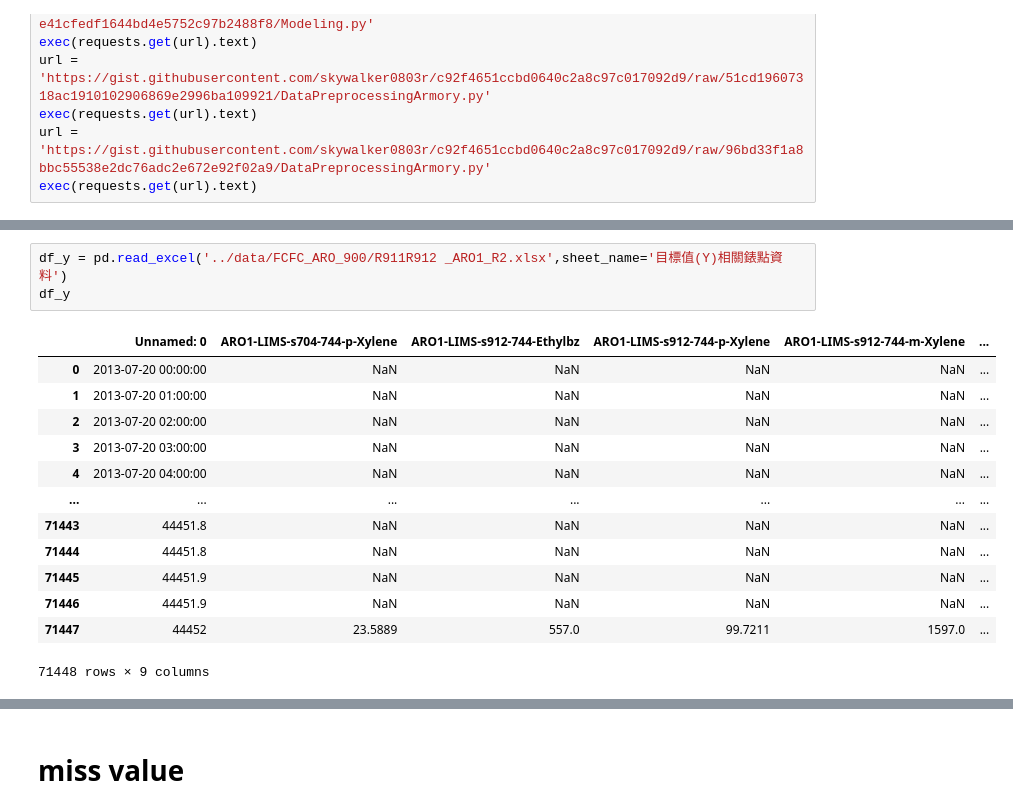
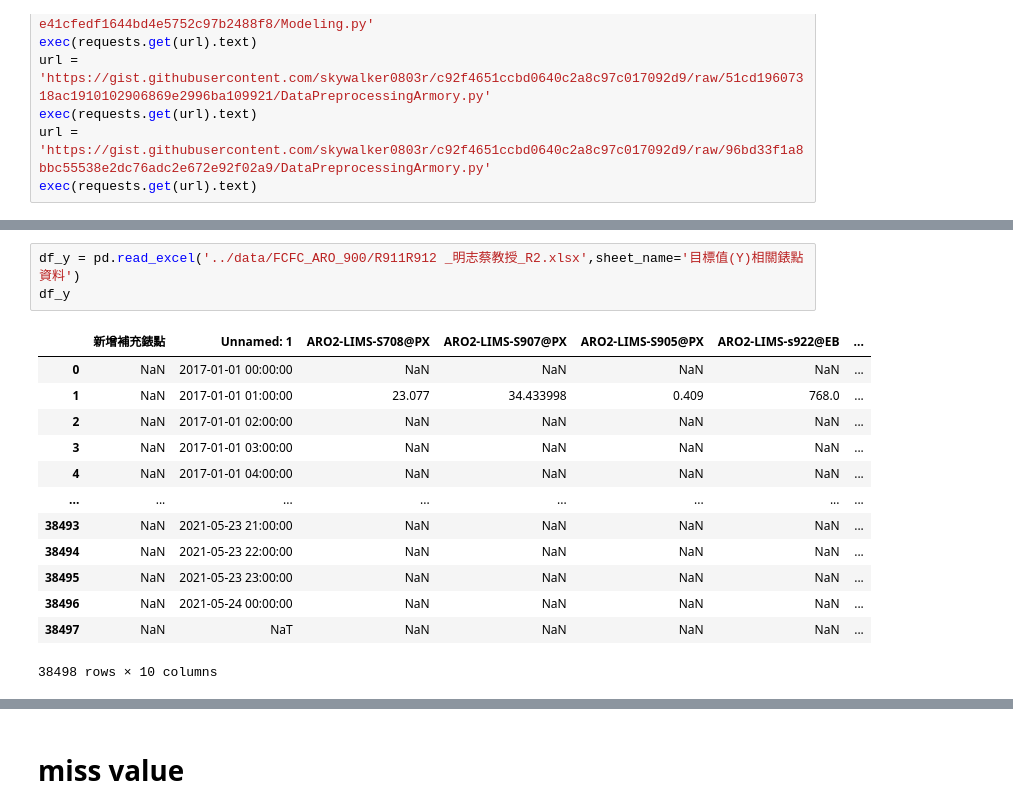
Before and after one commit to skywalker0803r/R911R912, a Jupyter notebook: notebook/EDA5.ipynb, the cells around one changed output, grey strips where cells are left out. Cells and saved outputs as stored; diff of their text form.

```diff
--- a/notebook/EDA5.ipynb
+++ b/notebook/EDA5.ipynb
@@ -31,17 +53,17 @@ df_x
 # %%
-df_y = pd.read_excel('../data/FCFC_ARO_900/R911R912 _ARO1_R2.xlsx',sheet_name='目標值(Y)相關錶點資料')
+df_y = pd.read_excel('../data/FCFC_ARO_900/R911R912 _明志蔡教授_R2.xlsx',sheet_name='目標值(Y)相關錶點資料')
 df_y
 # %% [output]
-|  | Unnamed: 0 | ARO1-LIMS-s704-744-p-Xylene | ARO1-LIMS-s912-744-Ethylbz | ARO1-LIMS-s912-744-p-Xylene | ARO1-LIMS-s912-744-m-Xylene | ... |
-| 0 | 2013-07-20 00:00:00 | NaN | NaN | NaN | NaN | ... |
-| 1 | 2013-07-20 01:00:00 | NaN | NaN | NaN | NaN | ... |
-| 2 | 2013-07-20 02:00:00 | NaN | NaN | NaN | NaN | ... |
-| 3 | 2013-07-20 03:00:00 | NaN | NaN | NaN | NaN | ... |
-| 4 | 2013-07-20 04:00:00 | NaN | NaN | NaN | NaN | ... |
-| ... | ... | ... | ... | ... | ... | ... |
-| 71443 | 44451.8 | NaN | NaN | NaN | NaN | ... |
-| 71444 | 44451.8 | NaN | NaN | NaN | NaN | ... |
-| 71445 | 44451.9 | NaN | NaN | NaN | NaN | ... |
-| 71446 | 44451.9 | NaN | NaN | NaN | NaN | ... |
-| 71447 | 44452 | 23.5889 | 557.0 | 99.7211 | 1597.0 | ... |
+|  | 新增補充錶點 | Unnamed: 1 | ARO2-LIMS-S708@PX | ARO2-LIMS-S907@PX | ARO2-LIMS-S905@PX | ARO2-LIMS-s922@EB | ... |
+| 0 | NaN | 2017-01-01 00:00:00 | NaN | NaN | NaN | NaN | ... |
+| 1 | NaN | 2017-01-01 01:00:00 | 23.077 | 34.433998 | 0.409 | 768.0 | ... |
+| 2 | NaN | 2017-01-01 02:00:00 | NaN | NaN | NaN | NaN | ... |
+| 3 | NaN | 2017-01-01 03:00:00 | NaN | NaN | NaN | NaN | ... |
+| 4 | NaN | 2017-01-01 04:00:00 | NaN | NaN | NaN | NaN | ... |
+| ... | ... | ... | ... | ... | ... | ... | ... |
+| 38493 | NaN | 2021-05-23 21:00:00 | NaN | NaN | NaN | NaN | ... |
+| 38494 | NaN | 2021-05-23 22:00:00 | NaN | NaN | NaN | NaN | ... |
+| 38495 | NaN | 2021-05-23 23:00:00 | NaN | NaN | NaN | NaN | ... |
+| 38496 | NaN | 2021-05-24 00:00:00 | NaN | NaN | NaN | NaN | ... |
+| 38497 | NaN | NaT | NaN | NaN | NaN | NaN | ... |
-71448 rows × 9 columns
+38498 rows × 10 columns
```
Also changed, not shown: parts of 10 cells of this notebook.
